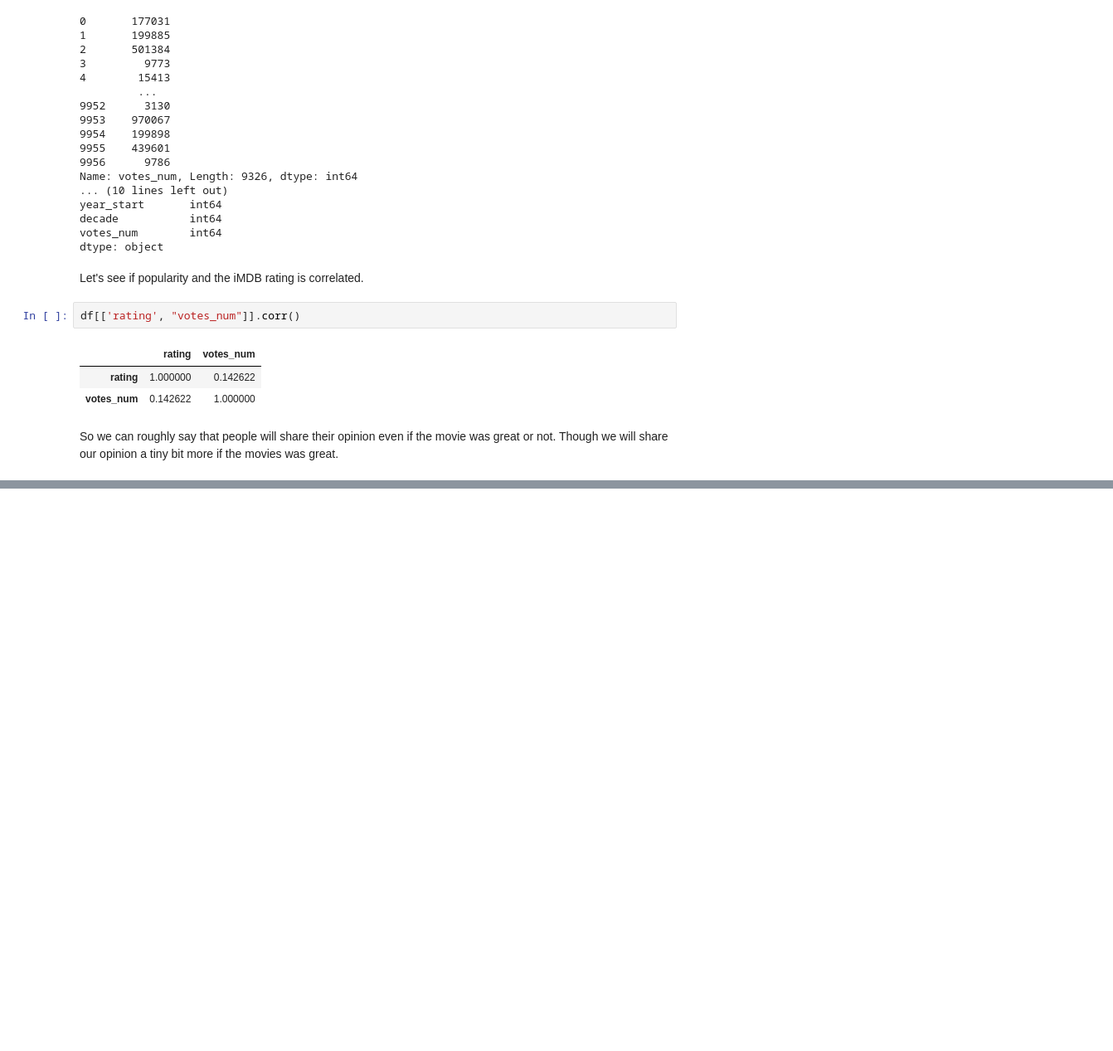
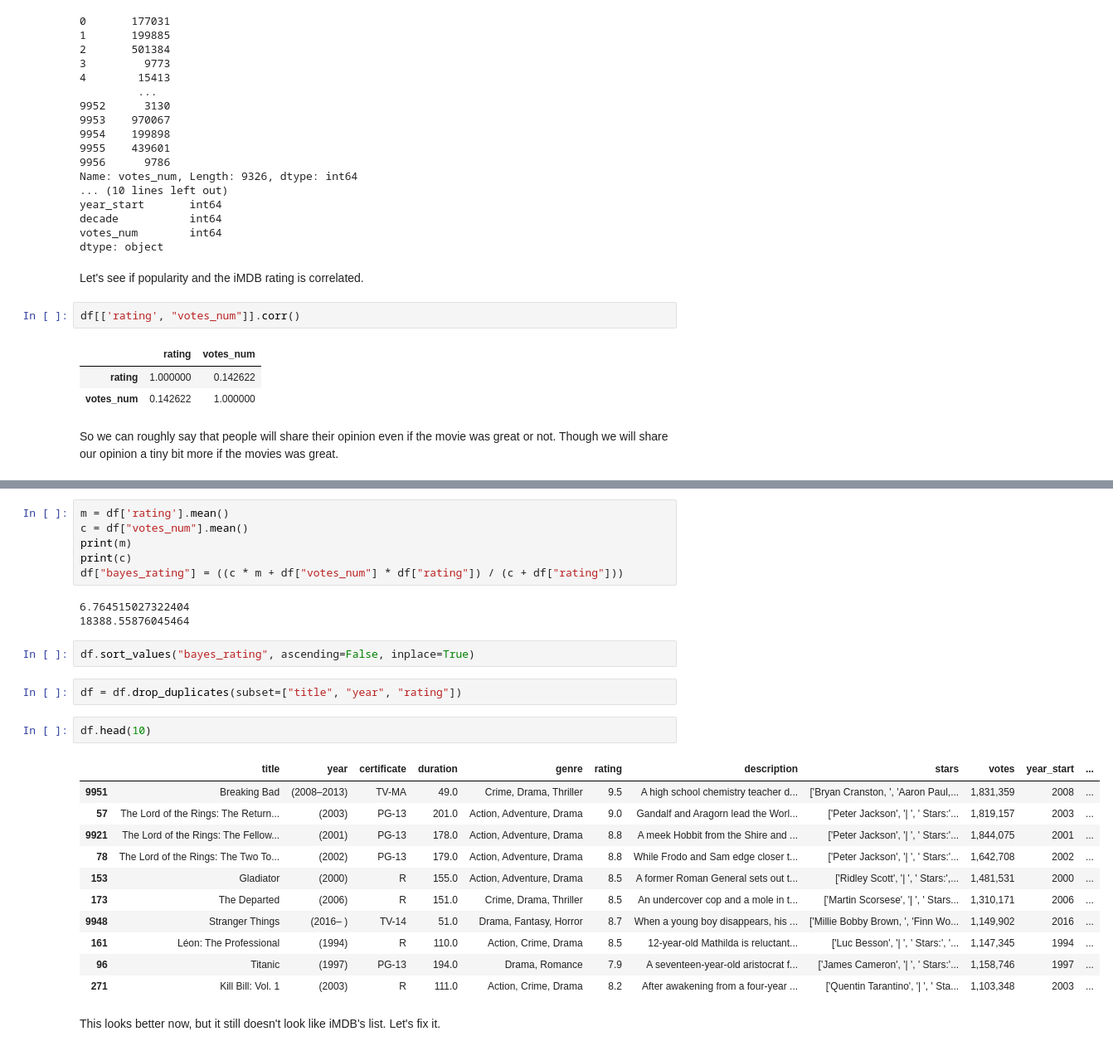
Before and after one commit to dybdeskarphet/databook, a Jupyter notebook: src/movie_analysis.ipynb, the cells around one changed output, grey strips where cells are left out. Shown: that part at 83% size. Saved outputs shown, nothing was run; the diff lists cells and outputs as text; blank space fills up the shorter version.

Commit message:
List the top content based on Bayesian average

```diff
--- a/src/movie_analysis.ipynb
+++ b/src/movie_analysis.ipynb
@@ -116,0 +130,29 @@ We can see that movies with very low votes also pops up in our Top 10 chart. We
+# %%
+m = df['rating'].mean()
+c = df["votes_num"].mean()
+print(m)
+print(c)
+df["bayes_rating"] = ((c * m + df["votes_num"] * df["rating"]) / (c + df["rating"]))
+# %% [output]
+6.764515027322404
+18388.55876045464
+# %%
+df.sort_values("bayes_rating", ascending=False, inplace=True)
+# %%
+df = df.drop_duplicates(subset=["title", "year", "rating"])
+# %%
+df.head(10)
+# %% [output]
+|  | title | year | certificate | duration | genre | rating | description | stars | votes | year_start | ... |
+| 9951 | Breaking Bad | (2008–2013) | TV-MA | 49.0 | Crime, Drama, Thriller | 9.5 | A high school chemistry teacher d... | ['Bryan Cranston, ', 'Aaron Paul,... | 1,831,359 | 2008 | ... |
+| 57 | The Lord of the Rings: The Return... | (2003) | PG-13 | 201.0 | Action, Adventure, Drama | 9.0 | Gandalf and Aragorn lead the Worl... | ['Peter Jackson', '| ', ' Stars:'... | 1,819,157 | 2003 | ... |
+| 9921 | The Lord of the Rings: The Fellow... | (2001) | PG-13 | 178.0 | Action, Adventure, Drama | 8.8 | A meek Hobbit from the Shire and ... | ['Peter Jackson', '| ', ' Stars:'... | 1,844,075 | 2001 | ... |
+| 78 | The Lord of the Rings: The Two To... | (2002) | PG-13 | 179.0 | Action, Adventure, Drama | 8.8 | While Frodo and Sam edge closer t... | ['Peter Jackson', '| ', ' Stars:'... | 1,642,708 | 2002 | ... |
+| 153 | Gladiator | (2000) | R | 155.0 | Action, Adventure, Drama | 8.5 | A former Roman General sets out t... | ['Ridley Scott', '| ', ' Stars:',... | 1,481,531 | 2000 | ... |
+| 173 | The Departed | (2006) | R | 151.0 | Crime, Drama, Thriller | 8.5 | An undercover cop and a mole in t... | ['Martin Scorsese', '| ', ' Stars... | 1,310,171 | 2006 | ... |
+| 9948 | Stranger Things | (2016– ) | TV-14 | 51.0 | Drama, Fantasy, Horror | 8.7 | When a young boy disappears, his ... | ['Millie Bobby Brown, ', 'Finn Wo... | 1,149,902 | 2016 | ... |
+| 161 | Léon: The Professional | (1994) | R | 110.0 | Action, Crime, Drama | 8.5 | 12-year-old Mathilda is reluctant... | ['Luc Besson', '| ', ' Stars:', '... | 1,147,345 | 1994 | ... |
+| 96 | Titanic | (1997) | PG-13 | 194.0 | Drama, Romance | 7.9 | A seventeen-year-old aristocrat f... | ['James Cameron', '| ', ' Stars:'... | 1,158,746 | 1997 | ... |
+| 271 | Kill Bill: Vol. 1 | (2003) | R | 111.0 | Action, Crime, Drama | 8.2 | After awakening from a four-year ... | ['Quentin Tarantino', '| ', ' Sta... | 1,103,348 | 2003 | ... |
+# %% [markdown]
+This looks better now, but it still doesn't look like iMDB's list. Let's fix it.
```
Also changed, not shown: parts of 2 cells of this notebook.
